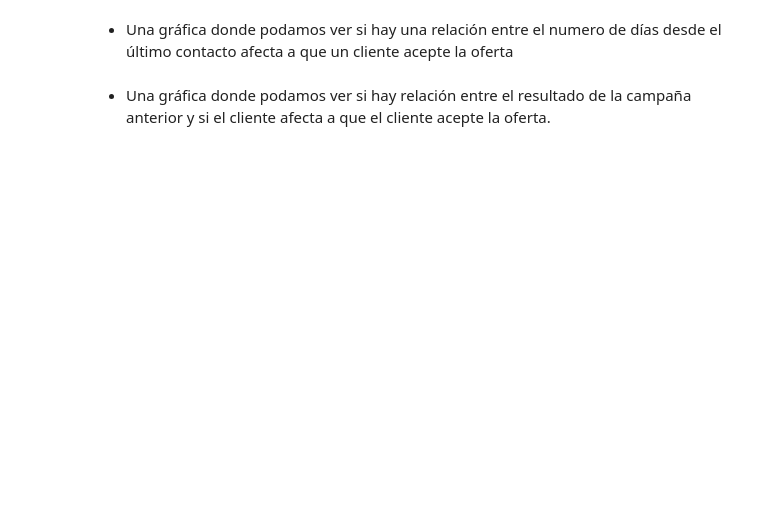
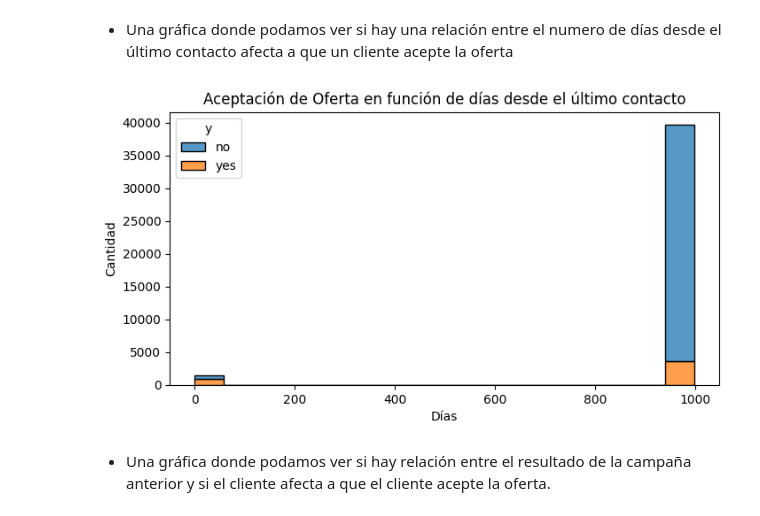
Before and after one commit to anane3373/promoE_modulo2_sprint2_pairprogramming_AnaGuardiayAndreaCabrera, a Jupyter notebook: limpieza_pair/limpieza1_16_8.ipynb, the cells around one changed output. Cells and saved outputs as stored; diff of their text form; code cells hidden in the pictures; blank space fills up the shorter version.

```diff
--- a/limpieza_pair/limpieza1_16_8.ipynb
+++ b/limpieza_pair/limpieza1_16_8.ipynb
@@ -286,6 +314,23 @@ TypeError: 'value' must be an instance of str or bytes, not a float
 - Una gráfica donde podamos ver si hay una relación entre el numero de días desde el último contacto afecta a que un cliente acepte la oferta
 # %%
 # pdays - y
+# %%
+# iniciamos la gráfica
+plt.figure(figsize =(8,4))
+
+# establecemos la gráfica con elm método hue para la columna de "island"
+fig = sns.histplot(x= 'pdays', data = df, hue =  'y' , multiple = 'stack')
+
+# cambiamos el nombre de los ejes
+fig.set(xlabel= 'Días',  ylabel =  'Cantidad')
+
+# ponemos título a la gráfica
+fig.set_title('Aceptación de Oferta en función de días desde el último contacto')
+
+# mostramos la gráfica
+plt.show()
+# %% [output]
+[figure, added]
 # %% [markdown]
 - Una gráfica donde podamos ver si hay relación entre el resultado de la campaña anterior y si el cliente afecta a que el cliente acepte la oferta.
 # %%
```
Also changed, not shown: parts of 9 cells of this notebook, 2 other files.
